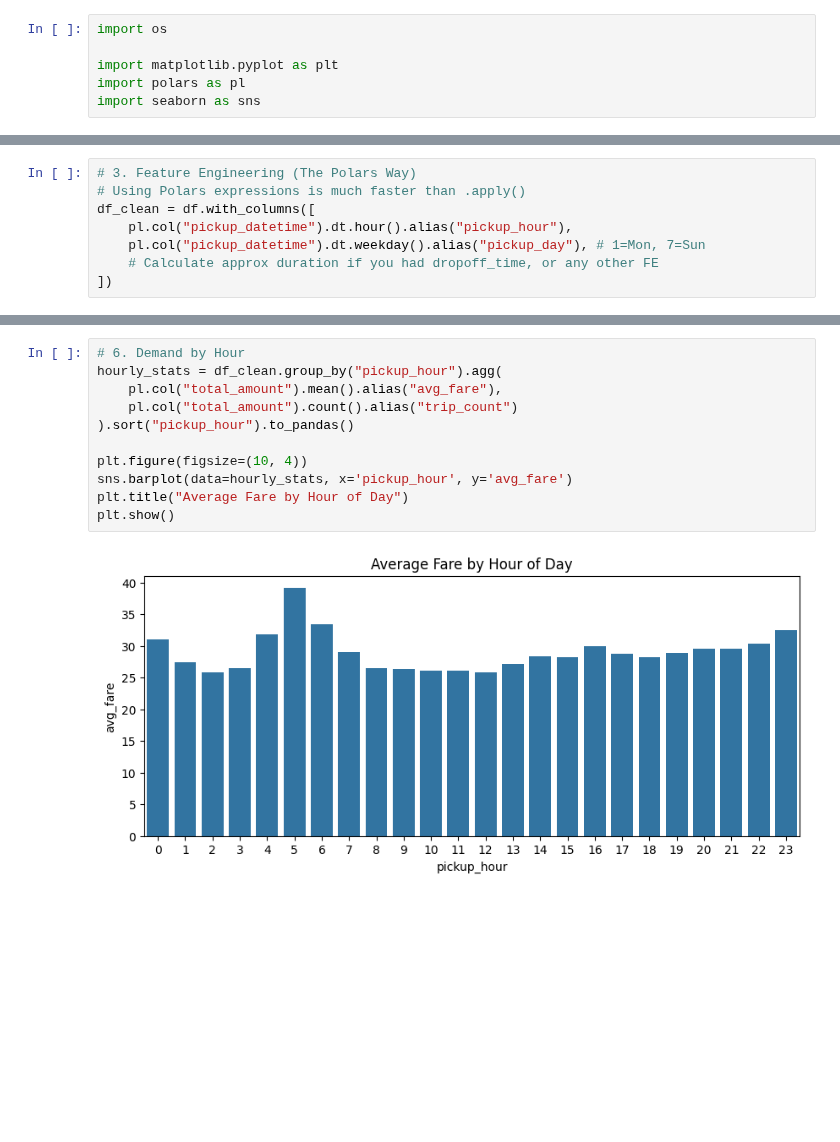
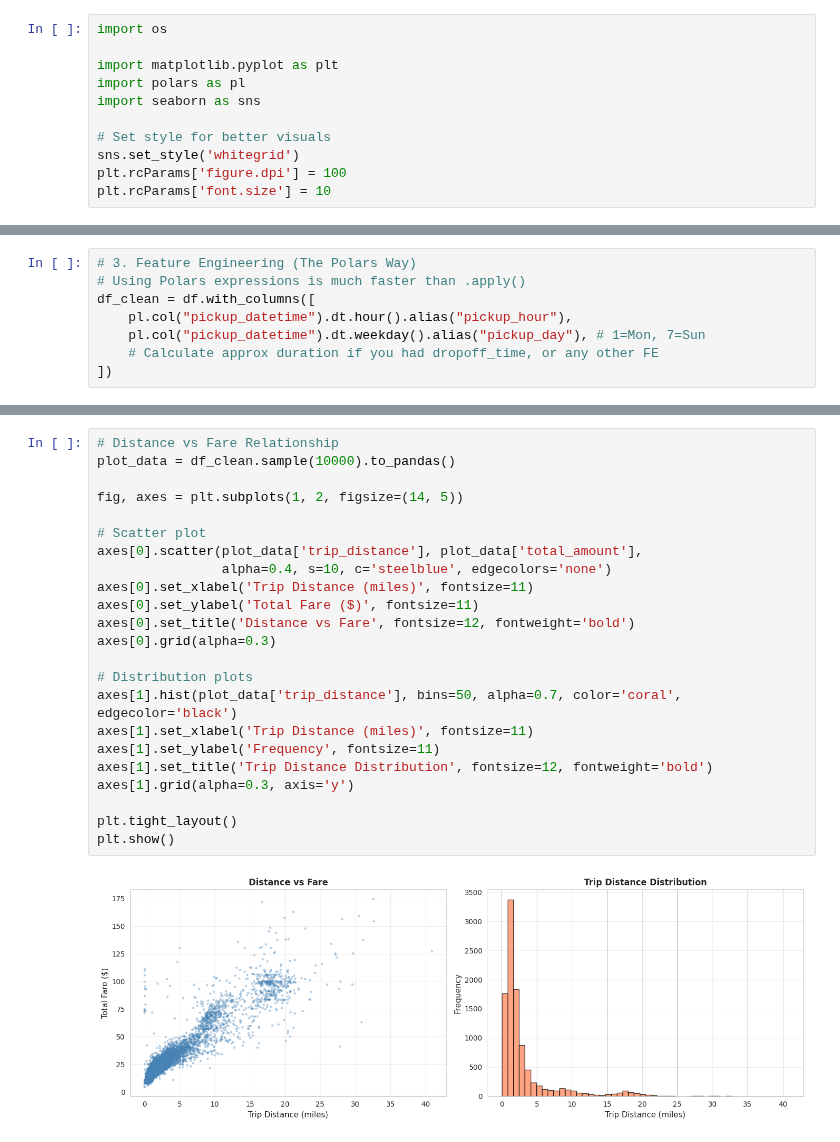
Before and after one commit to a-marzoug/metrofleet, a Jupyter notebook: workspaces/python/analytics/notebooks/01_eda.ipynb, the cells around one changed output, grey strips where cells are left out. Cells and saved outputs as stored; diff of their text form; blank space fills up the shorter version.

```diff
--- a/workspaces/python/analytics/notebooks/01_eda.ipynb
+++ b/workspaces/python/analytics/notebooks/01_eda.ipynb
@@ -4,6 +15,11 @@ import os
 import matplotlib.pyplot as plt
 import polars as pl
 import seaborn as sns
+
+# Set style for better visuals
+sns.set_style('whitegrid')
+plt.rcParams['figure.dpi'] = 100
+plt.rcParams['font.size'] = 10
 # %%
 # 1. Connection Config
 # Polars prefers a direct URI string over a SQLAlchemy engine object
@@ -74,13 +77,25 @@ plt.show()
 # %%
-# 6. Demand by Hour
-hourly_stats = df_clean.group_by("pickup_hour").agg(
-    pl.col("total_amount").mean().alias("avg_fare"),
-    pl.col("total_amount").count().alias("trip_count")
-).sort("pickup_hour").to_pandas()
+# Distance vs Fare Relationship
+plot_data = df_clean.sample(10000).to_pandas()
 
-plt.figure(figsize=(10, 4))
-sns.barplot(data=hourly_stats, x='pickup_hour', y='avg_fare')
-plt.title("Average Fare by Hour of Day")
+fig, axes = plt.subplots(1, 2, figsize=(14, 5))
+
+# Scatter plot
+axes[0].scatter(plot_data['trip_distance'], plot_data['total_amount'],
+                alpha=0.4, s=10, c='steelblue', edgecolors='none')
+axes[0].set_xlabel('Trip Distance (miles)', fontsize=11)
+axes[0].set_ylabel('Total Fare ($)', fontsize=11)
+axes[0].set_title('Distance vs Fare', fontsize=12, fontweight='bold')
+axes[0].grid(alpha=0.3)
+
+# Distribution plots
+axes[1].hist(plot_data['trip_distance'], bins=50, alpha=0.7, color='coral', edgecolor='black')
+axes[1].set_xlabel('Trip Distance (miles)', fontsize=11)
+axes[1].set_ylabel('Frequency', fontsize=11)
+axes[1].set_title('Trip Distance Distribution', fontsize=12, fontweight='bold')
+axes[1].grid(alpha=0.3, axis='y')
+
+plt.tight_layout()
 plt.show()
 # %% [output]
-[figure, old version]
+[figure, new version]
```
Also changed, not shown: parts of 7 cells of this notebook.
